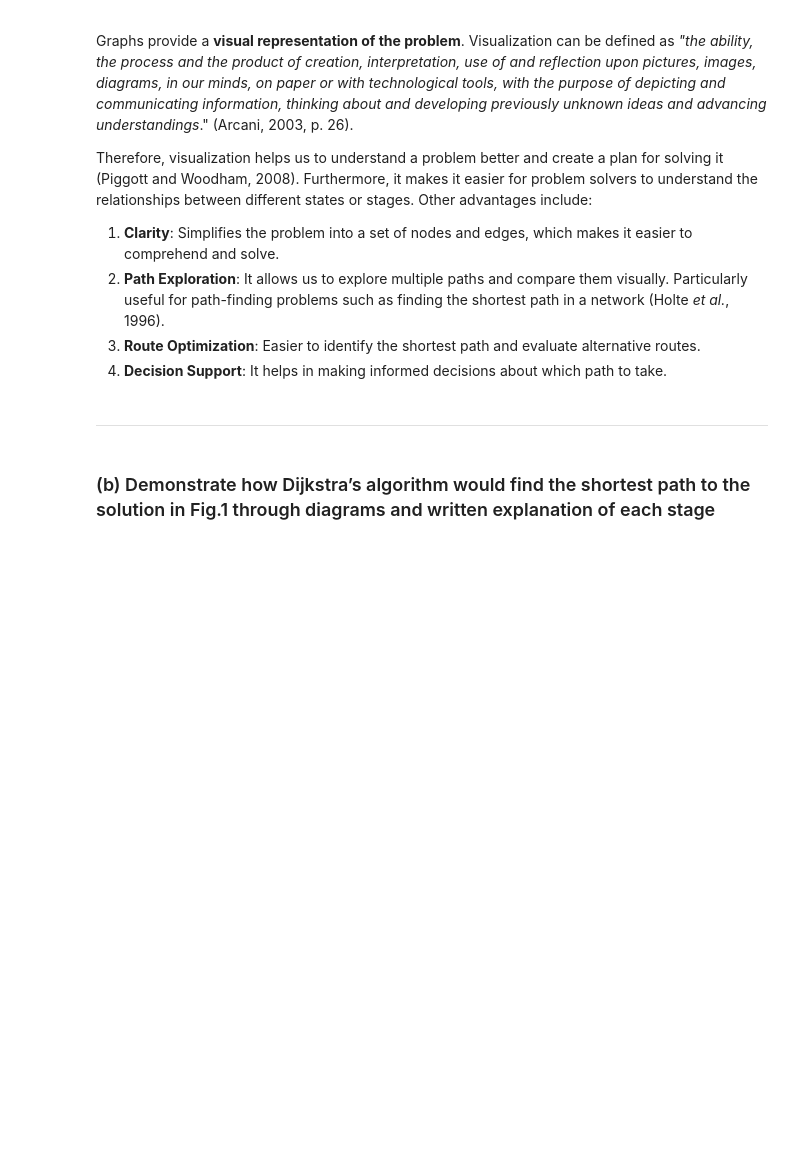
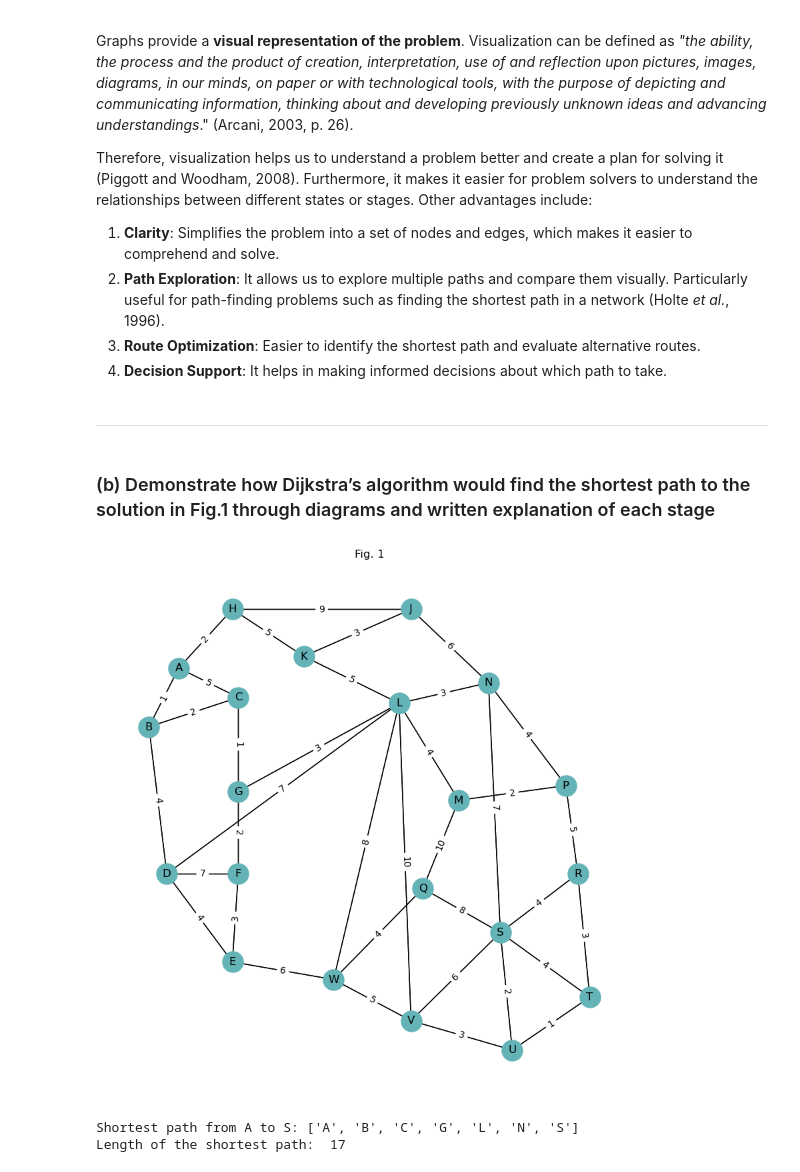
Before and after one commit to danrlei-martins-cct/AI_Lv8_CA2, a Jupyter notebook: Danrlei_Martins_AI_CA2.ipynb, the cells around one changed output. Drawn from its saved outputs; the diff is of its cells as text; code cells hidden in the pictures; blank space fills up the shorter version.

Commit message:
Dijkstra's algorithm v1
Create graph to match Fig. 1 and found shortest path by using Dijkstra's algorithm.

Libraries used: NetworkX and Matplotlib

```diff
--- a/Danrlei_Martins_AI_CA2.ipynb
+++ b/Danrlei_Martins_AI_CA2.ipynb
@@ -59,0 +92,57 @@ Therefore, visualization helps us to understand a problem better and create a pl
+# %%
+# Add nodes and edges
+for node, neighbors in graph_data.items():
+    G.add_node(node)
+    for neighbor, weight in neighbors.items():
+        G.add_edge(node, neighbor, weight=weight)
+# %%
+# Define custom node positions to adjust according to Fig. 1
+custom_node_positions = {
+    'A': (0.1, 3),
+    'B': (-0.4, 1),
+    'C': (1.1, 2),
+    'D': (-0.1, -4),
+    'E': (1, -7),
+    'F': (1.1, -4),
+    'G': (1.1, -1.2),
+    'H': (1, 5),
+    'J': (4, 5),
+    'K': (2.2, 3.4),
+    'L': (3.8, 1.8),
+    'M': (4.8, -1.5),
+    'N': (5.3, 2.5),
+    'P': (6.6, -1),
+    'Q': (4.2, -4.5),
+    'R': (6.8, -4),
+    'S': (5.5, -6),
+    'T': (7, -8.2),
+    'U': (5.7, -10),
+    'V': (4, -9),
+    'W': (2.7, -7.6),
+}
+# %%
+# Draw the graph to represent Fig. 1
+plt.figure(figsize=(8, 8))
+labels = nx.get_edge_attributes(G, 'weight')
+pos = custom_node_positions
+
+nx.draw(G, pos, with_labels=True, node_size=500, node_color='#64b3b7')
+nx.draw_networkx_edges(G, pos, edgelist=G.edges(), edge_color='black')
+nx.draw_networkx_edge_labels(G, pos, edge_labels=labels)
+
+plt.title("Fig. 1")
+plt.axis("off")
+plt.show();
+# %% [output]
+[figure, added]
+# %%
+# Use NetworkX to find the shortest path using Dijkstra's algorithm
+shortest_path = nx.shortest_path(G, source='A', target='S', weight='weight')
+print(f"Shortest path from A to S: {shortest_path}")
+
+# Length of the shortest path from node A to node S.
+length = nx.shortest_path_length(G, source='A', target='S', weight="weight")
+print("Length of the shortest path: ", length)
+# %% [output]
+Shortest path from A to S: ['A', 'B', 'C', 'G', 'L', 'N', 'S']
+Length of the shortest path:  17
```
Also changed, not shown: parts of 5 cells of this notebook.
